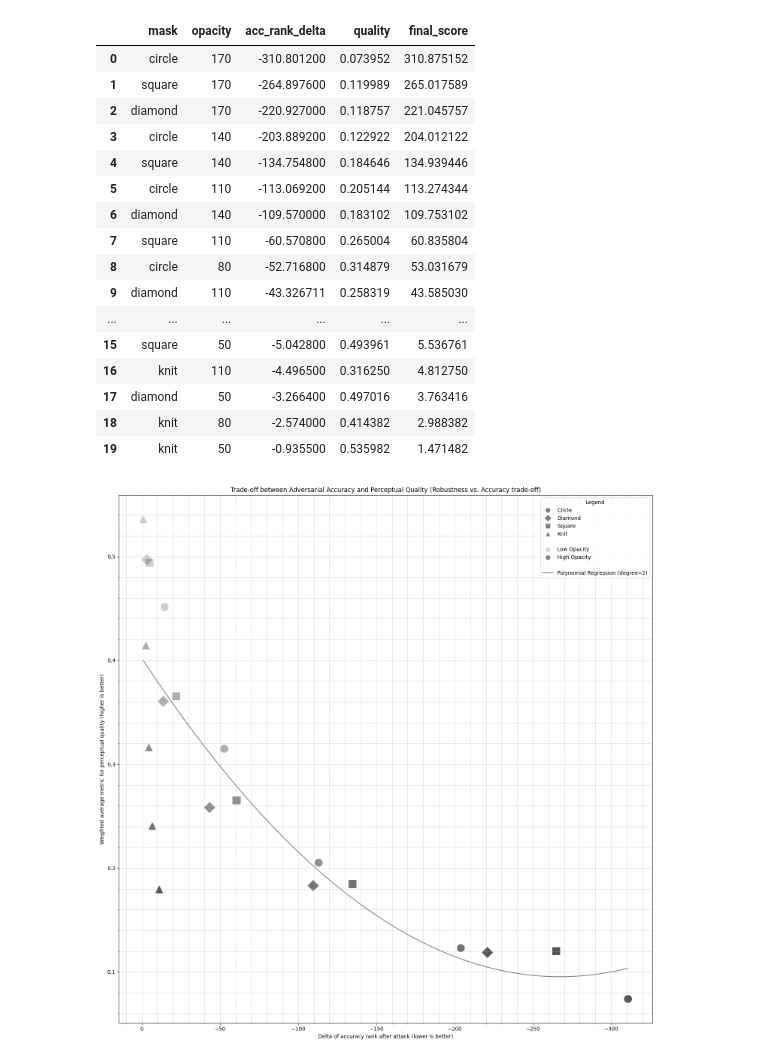
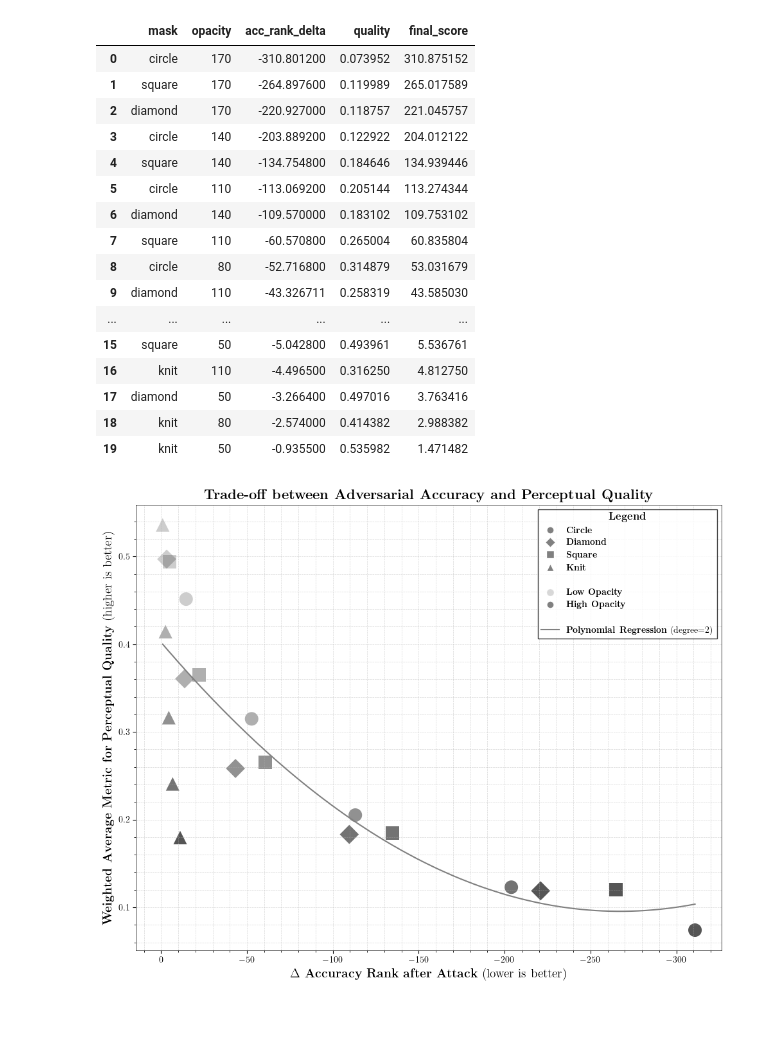
Before and after one commit to ETH-DISCO/advx-bench, a Jupyter notebook: analysis/3-eval_cls_generalizability.ipynb, the cells around one changed output. Saved outputs shown, nothing was run; the diff lists cells and outputs as text; code cells hidden in the pictures; blank space fills up the shorter version.

```diff
--- a/analysis/3-eval_cls_generalizability.ipynb
+++ b/analysis/3-eval_cls_generalizability.ipynb
@@ -9,6 +9,19 @@ from matplotlib.ticker import AutoMinorLocator
 from sklearn.linear_model import LinearRegression
 from sklearn.pipeline import make_pipeline
 from sklearn.preprocessing import PolynomialFeatures
+
+plt.rcParams.update({
+    "text.usetex": True,
+    "font.family": "serif",
+    "font.serif": ["Computer Modern Roman"],
+    "font.size": 12,
+    "axes.labelsize": 14,
+    "axes.titlesize": 16,
+    "legend.fontsize": 10,
+    "xtick.labelsize": 10,
+    "ytick.labelsize": 10
+})
+
 
 datapath = Path.cwd().parent / "data" / "eval" / "eval_cls_generalizability.csv"
 data = pd.read_csv(datapath)
@@ -60,7 +73,7 @@ plot
 """
 
 
-plt.figure(figsize=(15, 15))
+plt.figure(figsize=(10, 8))
 
 adv_acc = data["acc_rank_delta"]  # x-axis
 quality = data["quality"]  # y-axis
@@ -87,48 +100,51 @@ y_smooth = polyreg.predict(x_smooth)
 plt.plot(x_smooth, y_smooth, color="gray")
 
 
-plt.title("Trade-off between Adversarial Accuracy and Perceptual Quality (Robustness vs. Accuracy trade-off)")
-plt.xlabel("Delta of accuracy rank after attack (lower is better)")
-plt.ylabel("Weighted average metric for perceptual quality (higher is better)")
+plt.title(r"\textbf{Trade-off between Adversarial Accuracy and Perceptual Quality}")
+plt.xlabel(r"\textbf{$\Delta$ Accuracy Rank after Attack} (lower is better)")
+plt.ylabel(r"\textbf{Weighted Average Metric for Perceptual Quality} (higher is better)")
 
 legend_elements = [
-    plt.Line2D([0], [0], marker="o", color="w", label="Circle", markerfacecolor="gray", markersize=10),
-    plt.Line2D([0], [0], marker="D", color="w", label="Diamond", markerfacecolor="gray", markersize=10),
-    plt.Line2D([0], [0], marker="s", color="w", label="Square", markerfacecolor="gray", markersize=10),
-    plt.Line2D([0], [0], marker="^", color="w", label="Knit", markerfacecolor="gray", markersize=10),
+    plt.Line2D([0], [0], marker="o", color="w", label=r"\textbf{Circle}", markerfacecolor="gray", markersize=8),
+    plt.Line2D([0], [0], marker="D", color="w", label=r"\textbf{Diamond}", markerfacecolor="gray", markersize=8),
+    plt.Line2D([0], [0], marker="s", color="w", label=r"\textbf{Square}", markerfacecolor="gray", markersize=8),
+    plt.Line2D([0], [0], marker="^", color="w", label=r"\textbf{Knit}", markerfacecolor="gray", markersize=8),
     plt.Line2D([0], [0], marker='None', color='w', label=''),
-    plt.Line2D([0], [0], marker='o', color='w', label='Low Opacity', markerfacecolor='gray', markersize=10, alpha=0.3),
-    plt.Line2D([0], [0], marker='o', color='w', label='High Opacity', markerfacecolor='gray', markersize=10, alpha=1),
+    plt.Line2D([0], [0], marker='o', color='w', label=r"\textbf{Low Opacity}", markerfacecolor='gray', markersize=8, alpha=0.3),
+    plt.Line2D([0], [0], marker='o', color='w', label=r"\textbf{High Opacity}", markerfacecolor='gray', markersize=8, alpha=1),
     plt.Line2D([0], [0], marker="None", color="w", label=""),
-    plt.Line2D([0], [0], color="gray", label=f"Polynomial Regression (degree={degree})"),
+    plt.Line2D([0], [0], color="gray", label=r"\textbf{Polynomial Regression} (degree=" + str(degree) + ")", linewidth=1.5),
 ]
 
-plt.legend(handles=legend_elements, title="Legend", loc="upper right")
+plt.legend(handles=legend_elements, title=r"\textbf{Legend}", loc="upper right", frameon=True, fancybox=False, edgecolor="black")
 
-# add grid
-plt.grid(True, which="both", linestyle="--", linewidth=0.5)
+plt.grid(True, which="both", linestyle="--", linewidth=0.5, alpha=0.5)
 plt.minorticks_on()
 plt.gca().xaxis.set_minor_locator(AutoMinorLocator())
 plt.gca().yaxis.set_minor_locator(AutoMinorLocator())
 
+for spine in plt.gca().spines.values():
+    spine.set_linewidth(0.5)
+
 plt.tight_layout()
+# plt.savefig("academic_plot.pdf", format="pdf", dpi=300, bbox_inches="tight")
 plt.show()
 # %% [output]
 |  | mask | opacity | acc_rank_delta | quality | final_score |
 | 0 | circle | 170 | -310.801200 | 0.073952 | 310.875152 |
 | 1 | square | 170 | -264.897600 | 0.119989 | 265.017589 |
 | 2 | diamond | 170 | -220.927000 | 0.118757 | 221.045757 |
 | 3 | circle | 140 | -203.889200 | 0.122922 | 204.012122 |
 | 4 | square | 140 | -134.754800 | 0.184646 | 134.939446 |
 | 5 | circle | 110 | -113.069200 | 0.205144 | 113.274344 |
 | 6 | diamond | 140 | -109.570000 | 0.183102 | 109.753102 |
 | 7 | square | 110 | -60.570800 | 0.265004 | 60.835804 |
 | 8 | circle | 80 | -52.716800 | 0.314879 | 53.031679 |
 | 9 | diamond | 110 | -43.326711 | 0.258319 | 43.585030 |
 | ... | ... | ... | ... | ... | ... |
 | 15 | square | 50 | -5.042800 | 0.493961 | 5.536761 |
 | 16 | knit | 110 | -4.496500 | 0.316250 | 4.812750 |
 | 17 | diamond | 50 | -3.266400 | 0.497016 | 3.763416 |
 | 18 | knit | 80 | -2.574000 | 0.414382 | 2.988382 |
 | 19 | knit | 50 | -0.935500 | 0.535982 | 1.471482 |
-[figure, old version]
+[figure, new version]
```
Also changed, not shown: 1 other file.
